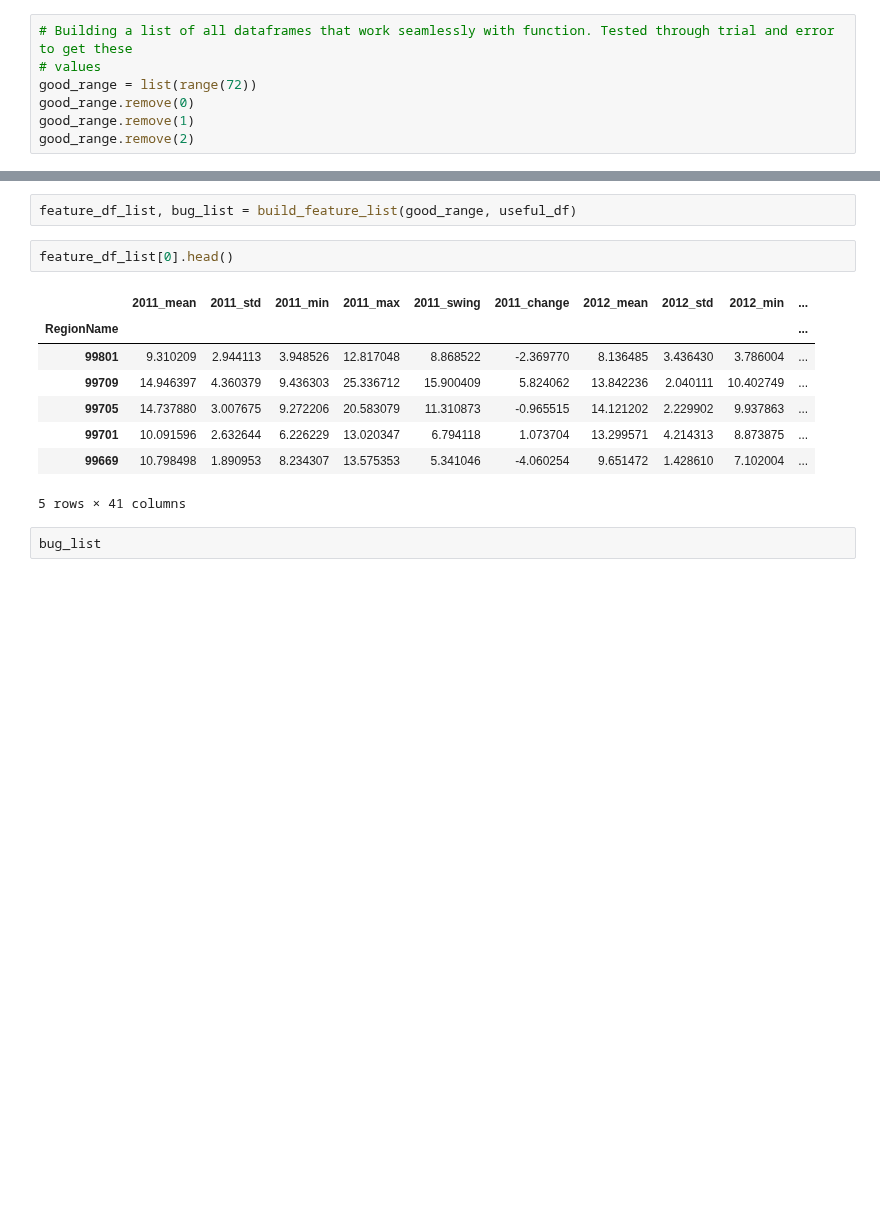
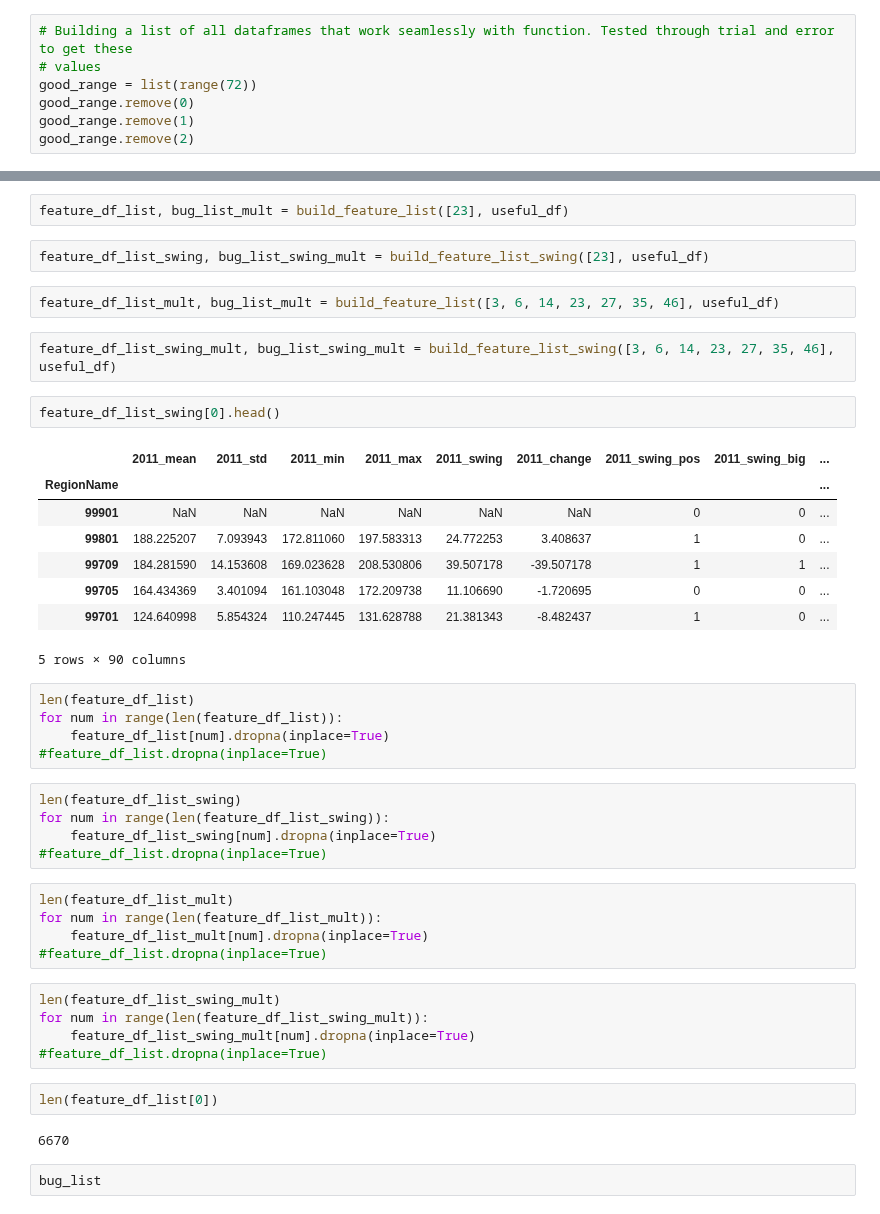
Before and after one commit to kthoward/Thinkful, a Jupyter notebook: Final_Capstone/Notebooks/Condensed_project.ipynb, the cells around one changed output, grey strips where cells are left out. Cells and saved outputs as stored; diff of their text form; blank space fills up the shorter version.

```diff
--- a/Final_Capstone/Notebooks/Condensed_project.ipynb
+++ b/Final_Capstone/Notebooks/Condensed_project.ipynb
@@ -115,16 +186,46 @@ def build_feature_list(good_range, df_list):
 # %%
-feature_df_list, bug_list = build_feature_list(good_range, useful_df)
+feature_df_list, bug_list_mult = build_feature_list([23], useful_df)
+# %%
+feature_df_list_swing, bug_list_swing_mult = build_feature_list_swing([23], useful_df)
+# %%
+feature_df_list_mult, bug_list_mult = build_feature_list([3, 6, 14, 23, 27, 35, 46], useful_df)
+# %%
+feature_df_list_swing_mult, bug_list_swing_mult = build_feature_list_swing([3, 6, 14, 23, 27, 35, 46], useful_df)
 # %%
-feature_df_list[0].head()
+feature_df_list_swing[0].head()
 # %% [output]
-|  | 2011_mean | 2011_std | 2011_min | 2011_max | 2011_swing | 2011_change | 2012_mean | 2012_std | 2012_min | ... |
-| RegionName |  |  |  |  |  |  |  |  |  | ... |
-| 99801 | 9.310209 | 2.944113 | 3.948526 | 12.817048 | 8.868522 | -2.369770 | 8.136485 | 3.436430 | 3.786004 | ... |
-| 99709 | 14.946397 | 4.360379 | 9.436303 | 25.336712 | 15.900409 | 5.824062 | 13.842236 | 2.040111 | 10.402749 | ... |
-| 99705 | 14.737880 | 3.007675 | 9.272206 | 20.583079 | 11.310873 | -0.965515 | 14.121202 | 2.229902 | 9.937863 | ... |
-| 99701 | 10.091596 | 2.632644 | 6.226229 | 13.020347 | 6.794118 | 1.073704 | 13.299571 | 4.214313 | 8.873875 | ... |
-| 99669 | 10.798498 | 1.890953 | 8.234307 | 13.575353 | 5.341046 | -4.060254 | 9.651472 | 1.428610 | 7.102004 | ... |
+|  | 2011_mean | 2011_std | 2011_min | 2011_max | 2011_swing | 2011_change | 2011_swing_pos | 2011_swing_big | ... |
+| RegionName |  |  |  |  |  |  |  |  | ... |
+| 99901 | NaN | NaN | NaN | NaN | NaN | NaN | 0 | 0 | ... |
+| 99801 | 188.225207 | 7.093943 | 172.811060 | 197.583313 | 24.772253 | 3.408637 | 1 | 0 | ... |
+| 99709 | 184.281590 | 14.153608 | 169.023628 | 208.530806 | 39.507178 | -39.507178 | 1 | 1 | ... |
+| 99705 | 164.434369 | 3.401094 | 161.103048 | 172.209738 | 11.106690 | -1.720695 | 0 | 0 | ... |
+| 99701 | 124.640998 | 5.854324 | 110.247445 | 131.628788 | 21.381343 | -8.482437 | 1 | 0 | ... |
-5 rows × 41 columns
+5 rows × 90 columns
+# %%
+len(feature_df_list)
+for num in range(len(feature_df_list)):
+    feature_df_list[num].dropna(inplace=True)
+#feature_df_list.dropna(inplace=True)
+# %%
+len(feature_df_list_swing)
+for num in range(len(feature_df_list_swing)):
+    feature_df_list_swing[num].dropna(inplace=True)
+#feature_df_list.dropna(inplace=True)
+# %%
+len(feature_df_list_mult)
+for num in range(len(feature_df_list_mult)):
+    feature_df_list_mult[num].dropna(inplace=True)
+#feature_df_list.dropna(inplace=True)
+# %%
+len(feature_df_list_swing_mult)
+for num in range(len(feature_df_list_swing_mult)):
+    feature_df_list_swing_mult[num].dropna(inplace=True)
+#feature_df_list.dropna(inplace=True)
+# %%
+len(feature_df_list[0])
+# %% [output]
+6670
 # %%
 bug_list
 # %% [output]
```
Also changed, not shown: parts of 59 cells of this notebook.
